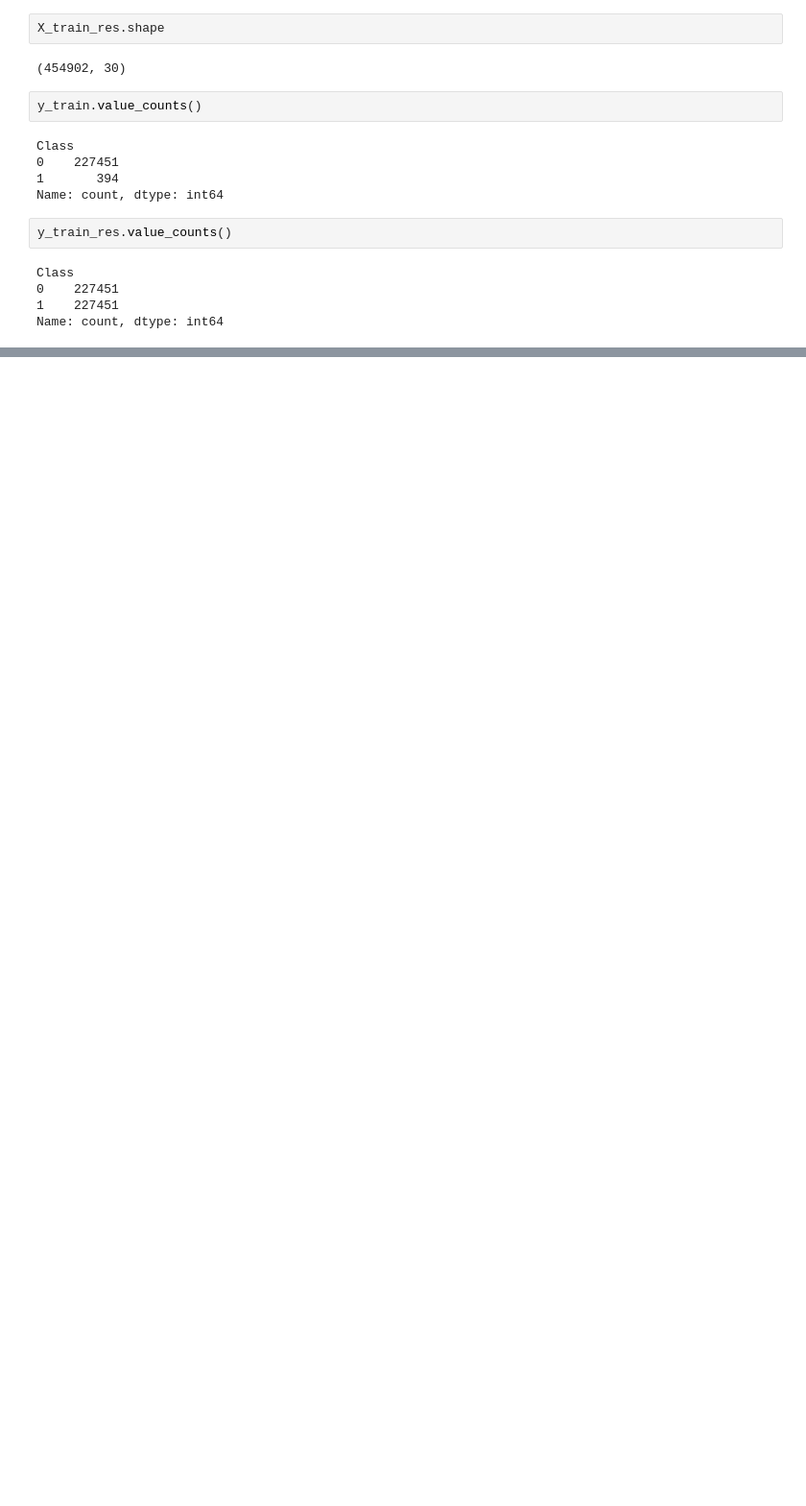
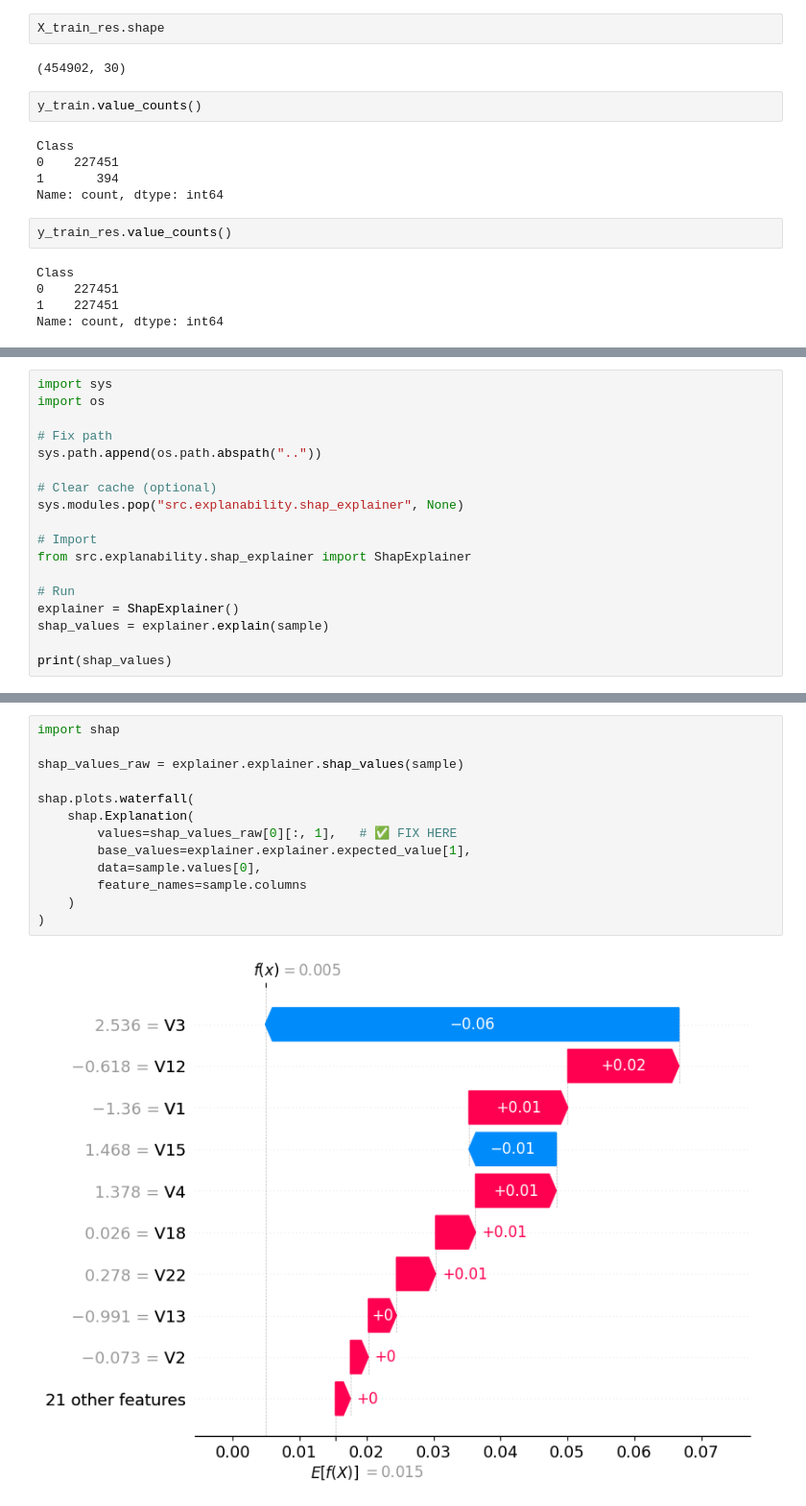
Before and after one commit to MohitParmar78/adaptive-fraud-detection-mlops, a Jupyter notebook: notebooks/eda.ipynb, the cells around one changed output, grey strips where cells are left out. Shown at 96% size. Drawn from its saved outputs; the diff is of its cells as text; blank space fills up the shorter version.

```diff
--- a/notebooks/eda.ipynb
+++ b/notebooks/eda.ipynb
@@ -199,0 +574,18 @@ Name: count, dtype: int64
+# %%
+import sys
+import os
+
+# Fix path
+sys.path.append(os.path.abspath(".."))
+
+# Clear cache (optional)
+sys.modules.pop("src.explanability.shap_explainer", None)
+
+# Import
+from src.explanability.shap_explainer import ShapExplainer
+
+# Run
+explainer = ShapExplainer()
+shap_values = explainer.explain(sample)
+
+print(shap_values)
@@ -199,0 +610,15 @@ Name: count, dtype: int64
+# %%
+import shap
+
+shap_values_raw = explainer.explainer.shap_values(sample)
+
+shap.plots.waterfall(
+    shap.Explanation(
+        values=shap_values_raw[0][:, 1],   # ✅ FIX HERE
+        base_values=explainer.explainer.expected_value[1],
+        data=sample.values[0],
+        feature_names=sample.columns
+    )
+)
+# %% [output]
+[figure, added]
```
Also changed, not shown: parts of 29 cells of this notebook, 22 other files.
